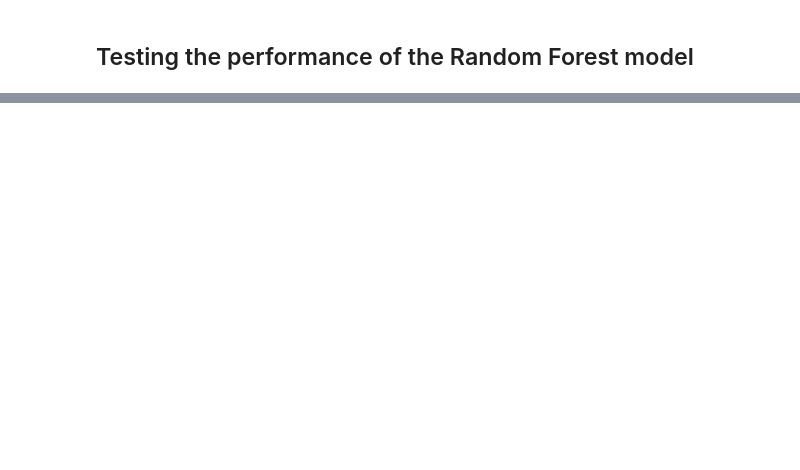
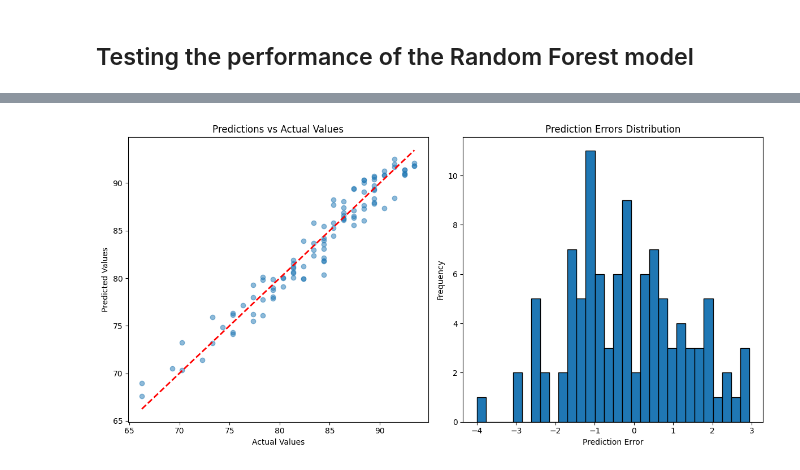
Before and after one commit to comp484-IntroToAI/semester-project-bram-long, a Jupyter notebook: MiamiWeather.ipynb, the cells around one changed output, grey strips where cells are left out. Drawn from its saved outputs; the diff is of its cells as text; code cells hidden in the pictures; blank space fills up the shorter version.

```diff
--- a/MiamiWeather.ipynb
+++ b/MiamiWeather.ipynb
@@ -191,2 +155,0 @@ plt.show()
-# %%
-create_train_test(X, y, .8)
@@ -249,0 +462,15 @@ R² Score: 0.7899939545146715
+# %%
+y_actual_test = y_lstm_test.iloc[2:]
+rf_predictions = predictions[2:]
+predictions_df = pd.DataFrame(y_actual_test)
+predictions_df['lstm_predictions'] = lstm_y_pred_original
+predictions_df['bilstm_predictions'] = bilstm_y_pred_original
+predictions_df['rf_predictions'] = rf_predictions
+
+open_meteo_forecast = pd.read_csv("/Users/bram/Desktop/AI-class/semester-project-bram-long/open-meteo-25.79N80.28W2m.csv")
+open_meteo_forecast ['time'] = pd.to_datetime(open_meteo_forecast ['time'], format='%m/%d/%y')
+open_meteo_forecast = open_meteo_forecast.set_index("time")
+
+
+prediction_merge = pd.merge(open_meteo_forecast, predictions_df, left_index=True, right_index=True)
+prediction_merge
@@ -249,0 +591,65 @@ R² Score: 0.7899939545146715
+# %%
+lstm_y_pred = trained_lstm_model.predict(X_test_windowed)
+
+# # Inverse transform predictions and actual values
+lstm_y_pred_original = y_scaler.inverse_transform(lstm_y_pred)
+lstm_y_test_original = y_scaler.inverse_transform(y_test_windowed)
+
+# Plot predictions vs actual
+plt.figure(figsize=(12, 6))
+
+# # Scatter plot of predictions vs actual
+plt.subplot(1, 2, 1)
+plt.scatter(lstm_y_test_original, lstm_y_pred_original, alpha=0.5)
+plt.plot([lstm_y_test_original.min(), lstm_y_test_original.max()],
+         [lstm_y_test_original.min(), lstm_y_test_original.max()],
+         'r--', lw=2)
+plt.title('Predictions vs Actual Values')
+plt.xlabel('Actual Values')
+plt.ylabel('Predicted Values')
+
+# # Prediction errors histogram
+errors = lstm_y_pred_original - lstm_y_test_original
+plt.subplot(1, 2, 2)
+plt.hist(errors, bins=30, edgecolor='black')
+plt.title('Prediction Errors Distribution')
+plt.xlabel('Prediction Error')
+plt.ylabel('Frequency')
+
+plt.tight_layout()
+plt.show()
+
+# Calculate error metrics
+mae = np.mean(np.abs(errors))
+mse = np.mean(errors**2)
+rmse = np.sqrt(mse)
+
+print("Prediction Error Metrics:")
+print(f"Mean Absolute Error: {mae:.4f}")
+print(f"Mean Squared Error: {mse:.4f}")
+print(f"Root Mean Squared Error: {rmse:.4f}")
+
+
+# y_test_original = pd.Series(y_test_original, index=y_lstm_test.index)
+# y_pred_original = pd.Series(y_pred_original, index=y_lstm_test.index)
+plt.figure(figsize=(12, 6))
+plt.plot( y_test_original, label='Actual', color='blue')
+plt.plot(y_pred_original, label='Predicted', color='red', linestyle='--')
+plt.title('Actual vs Predicted Values')
+plt.xlabel('Time Steps')
+plt.ylabel('Values')
+plt.legend()
+plt.show()
+
+
+
+y_pred_lstm = trained_lstm_model.predict(X_test_windowed)
+y_pred_bilstm = ensembtrained_bilstm_model.predict(X_test_windowed)
+
+print("LSTM Test MAE:", mean_absolute_error(y_test_windowed, y_pred_lstm))
+print("BiLSTM Test MAE:", mean_absolute_error(y_test_windowed, y_pred_bilstm))
+print("LSTM Test RMSE:", mean_squared_error(y_test_windowed, y_pred_lstm, squared=False))
+print("BiLSTM Test RMSE:", mean_squared_error(y_test_windowed, y_pred_bilstm, squared=False))
+print("LSTM Test MSE:", mean_squared_error(y_test_windowed, y_pred_lstm, squared=True))
+print("BiLSTM Test MSE:", mean_squared_error(y_test_windowed, y_pred_bilstm, squared=True))
+# %% [output]
@@ -249,0 +657 @@ R² Score: 0.7899939545146715
+[figure, added]
```
Also changed, not shown: parts of 21 cells of this notebook, 9 other files.
